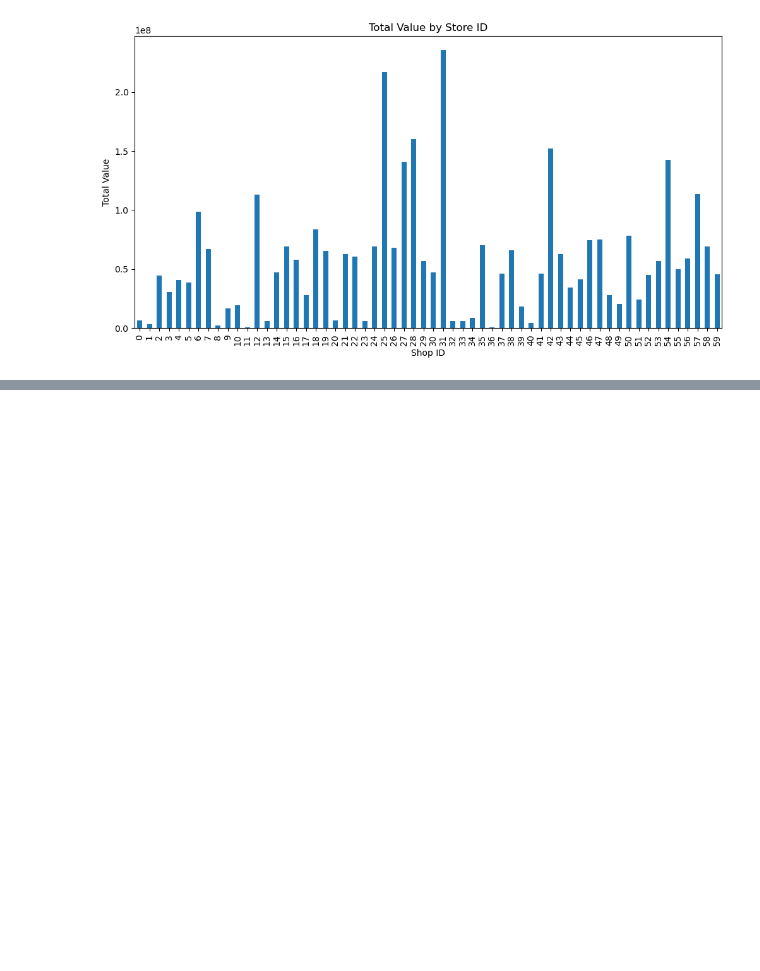
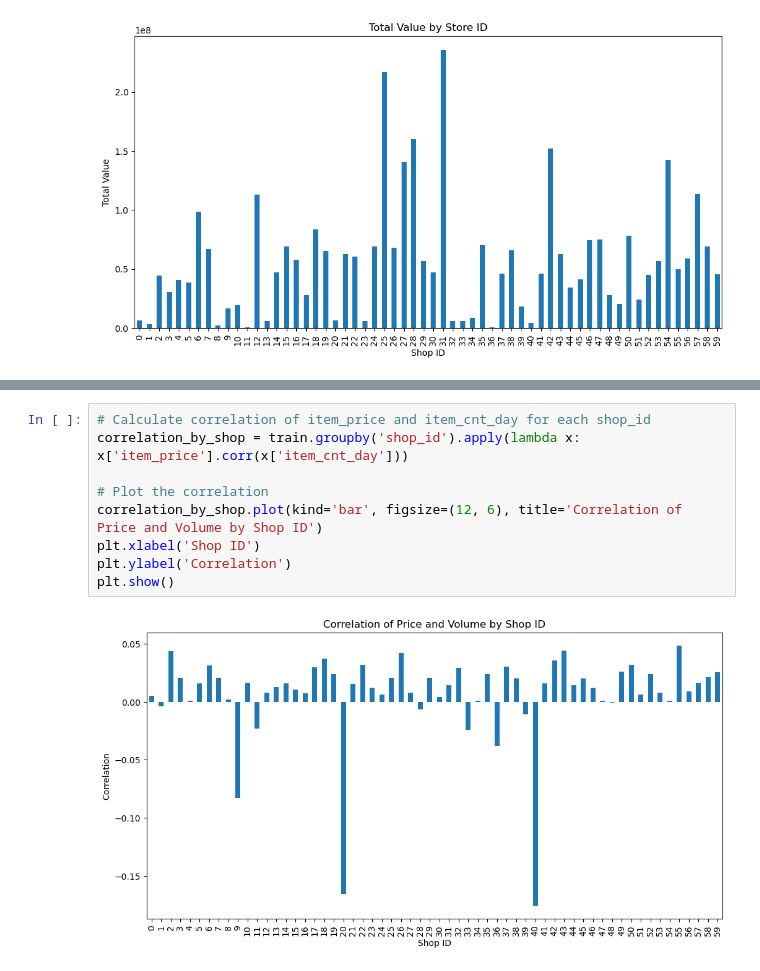
Before and after one commit to zacharyvachal/COS-448, a Jupyter notebook: dynamic.ipynb, the cells around one changed output, grey strips where cells are left out. Saved outputs shown, nothing was run; the diff lists cells and outputs as text; blank space fills up the shorter version.

Commit message:
correlation investigation

```diff
--- a/dynamic.ipynb
+++ b/dynamic.ipynb
@@ -199,0 +207,11 @@ plt.show()
+# %%
+# Calculate correlation of item_price and item_cnt_day for each shop_id
+correlation_by_shop = train.groupby('shop_id').apply(lambda x: x['item_price'].corr(x['item_cnt_day']))
+
+# Plot the correlation
+correlation_by_shop.plot(kind='bar', figsize=(12, 6), title='Correlation of Price and Volume by Shop ID')
+plt.xlabel('Shop ID')
+plt.ylabel('Correlation')
+plt.show()
+# %% [output]
+[figure, added]
```
Also changed, not shown: parts of 1 cell of this notebook.
